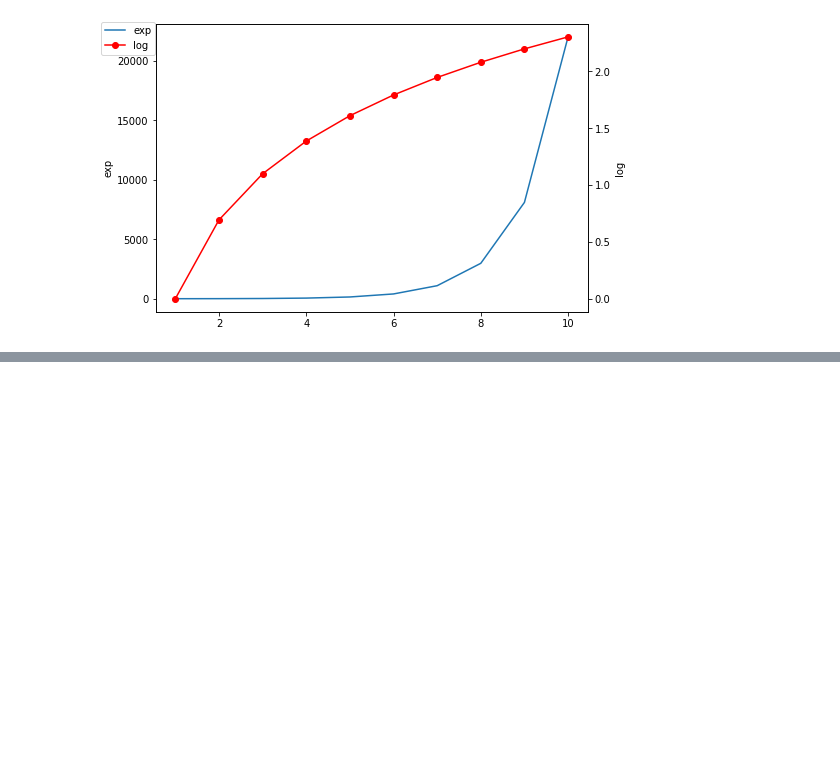
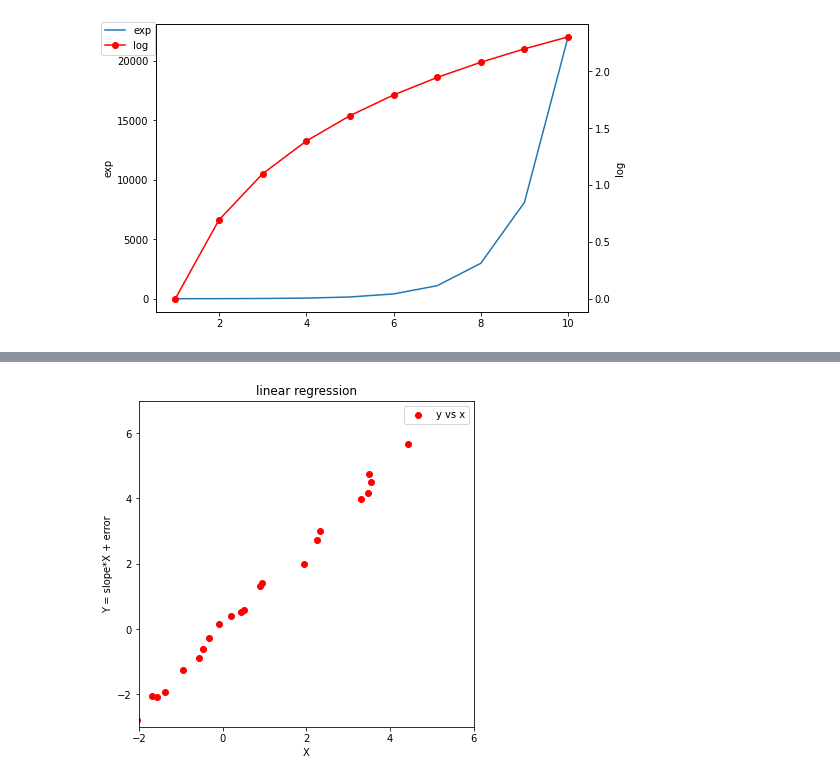
Before and after one commit to aiyuyun2015/matplotlib_tutorial, a Jupyter notebook: 2022_python_1.ipynb, the cells around one changed output, grey strips where cells are left out. Cells and saved outputs as stored; diff of their text form; code cells hidden in the pictures; blank space fills up the shorter version.

```diff
--- a/2022_python_1.ipynb
+++ b/2022_python_1.ipynb
@@ -295,0 +313,22 @@ plt.show()
+# %%
+mu, sigma = 1, 2
+scale = 0.1
+size = 25
+x = np.random.normal(mu, sigma, size=(size,))
+e = np.random.normal(0, sigma*scale, size=(len(x),))
+
+slope, intercept = 1.3, 0
+fig, ax = plt.subplots(1,1, figsize=(6,6))
+y = slope * x + intercept + e
+ax.scatter(x, y, color='r', label="y vs x")
+ax.set_title("linear regression")
+ax.set_xlabel("X")
+ax.set_ylabel("Y = slope*X + error")
+ax.set_xlim(-2, 6)
+ax.set_ylim(-3, 7)
+ax.set_xticks([-2, 0, 2, 4, 6])
+ax.set_yticks([-2, 0, 2, 4, 6])
+ax.legend()
+plt.show()
+# %% [output]
+[figure, added]
```
Also changed, not shown: parts of 9 cells of this notebook, 1 other file.
